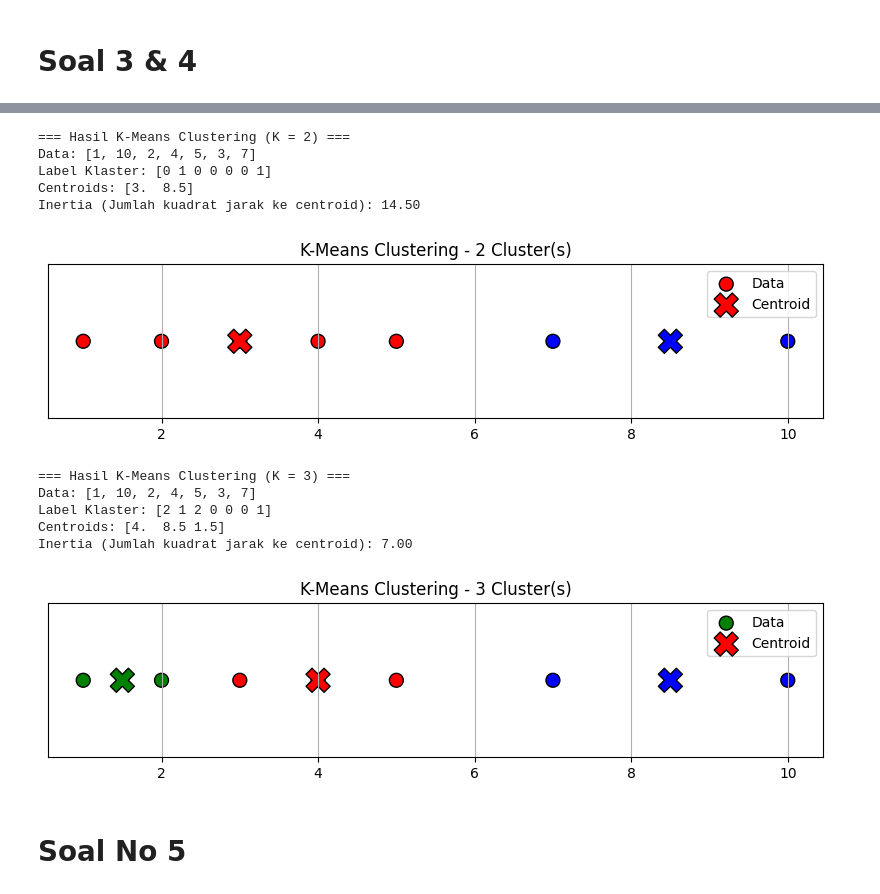
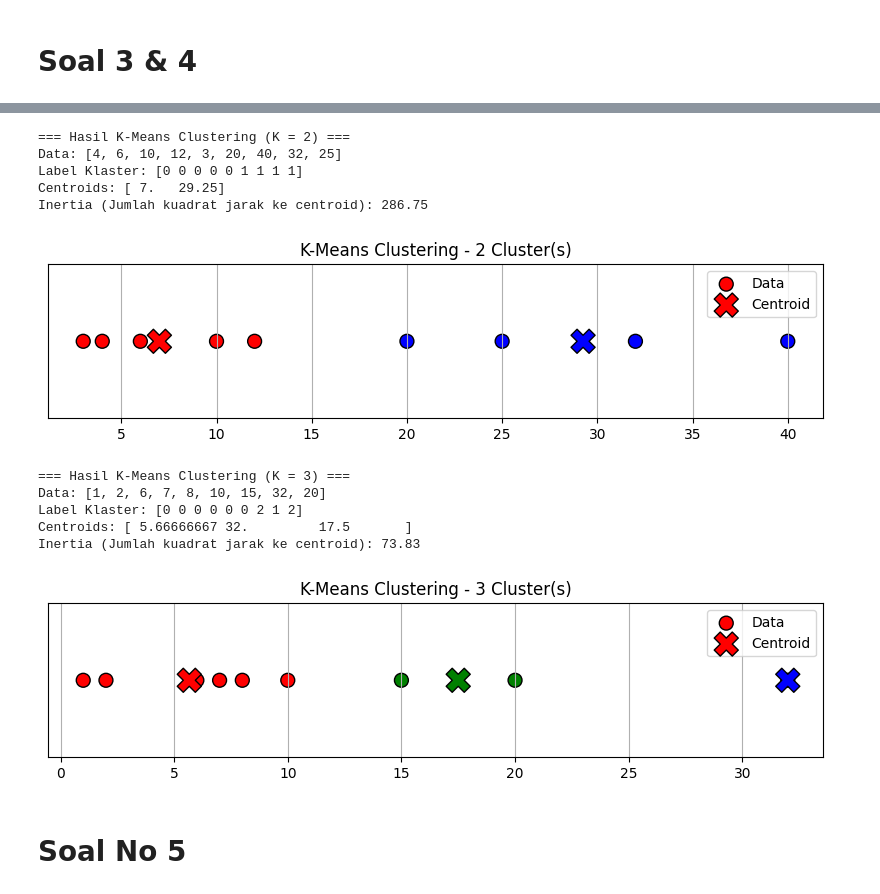
Before and after one commit to amalia-27/UAS-penambangan-data-final, a Jupyter notebook: main.ipynb, the cells around one changed output, grey strips where cells are left out. Saved outputs shown, nothing was run; the diff lists cells and outputs as text; code cells hidden in the pictures.

```diff
--- a/main.ipynb
+++ b/main.ipynb
@@ -72,7 +72,7 @@ encoders = {}
 encoded_df = df.copy()
 
 feature_cols = ['STUDENT', 'CREDIT_RATING']
-#feature_cols = ['AGE', 'INCOME', 'STUDENT', 'CREDIT_RATING']
+feature_cols = ['AGE', 'INCOME', 'STUDENT', 'CREDIT_RATING']
 target_col = 'CLASS'
 
 print("Mapping encoding untuk setiap fitur:")
@@ -705,22 +636,13 @@ def run_kmeans_clustering(data, n_clusters=2):
 # %%
 # Dataset
-data = [1, 10, 2, 4, 5, 3, 7]
+data = [4, 6, 10,12, 3, 20, 40 , 32, 25 ]
 
 # Jalankan untuk 2 cluster
 run_kmeans_clustering(data, n_clusters=2)
-
-# Jalankan untuk 3 cluster
-run_kmeans_clustering(data, n_clusters=3)
 # %% [output]
 === Hasil K-Means Clustering (K = 2) ===
-Data: [1, 10, 2, 4, 5, 3, 7]
-Label Klaster: [0 1 0 0 0 0 1]
-Centroids: [3.  8.5]
-Inertia (Jumlah kuadrat jarak ke centroid): 14.50
+Data: [4, 6, 10, 12, 3, 20, 40, 32, 25]
+Label Klaster: [0 0 0 0 0 1 1 1 1]
+Centroids: [ 7.   29.25]
+Inertia (Jumlah kuadrat jarak ke centroid): 286.75
-[figure, old version]
+[figure, new version]
-=== Hasil K-Means Clustering (K = 3) ===
-Data: [1, 10, 2, 4, 5, 3, 7]
-Label Klaster: [2 1 2 0 0 0 1]
-Centroids: [4.  8.5 1.5]
-Inertia (Jumlah kuadrat jarak ke centroid): 7.00
-[figure, removed]
@@ -727,3 +651,17 @@ Inertia (Jumlah kuadrat jarak ke centroid): 7.00
+# %%
+# Dataset
+data = [ 1, 2, 6, 7, 8, 10, 15 , 32, 20 ]
+
+
+# Jalankan untuk 3 cluster
+run_kmeans_clustering(data, n_clusters=3)
+# %% [output]
+=== Hasil K-Means Clustering (K = 3) ===
+Data: [1, 2, 6, 7, 8, 10, 15, 32, 20]
+Label Klaster: [0 0 0 0 0 0 2 1 2]
+Centroids: [ 5.66666667 32.         17.5       ]
+Inertia (Jumlah kuadrat jarak ke centroid): 73.83
+[figure, added]
 # %% [markdown]
 # Soal No 5
 # %%
```
Also changed, not shown: parts of 23 cells of this notebook, 2 other files.
